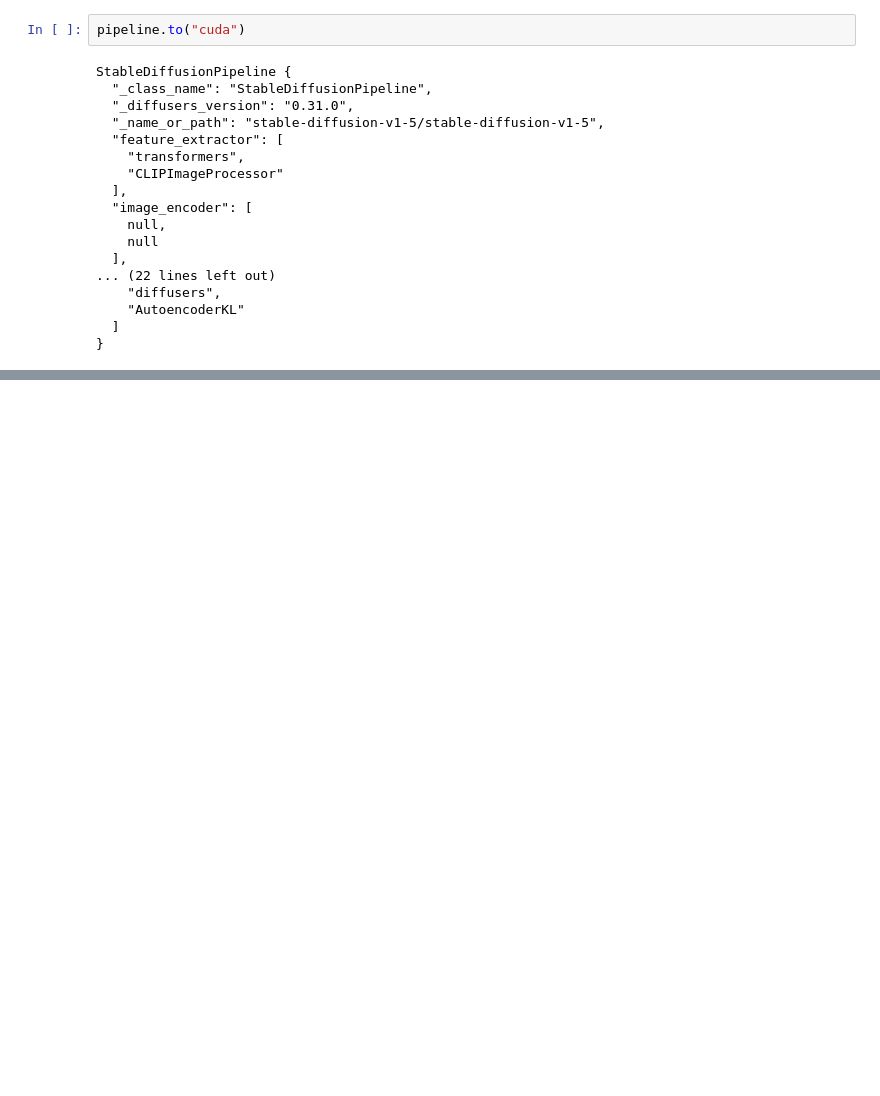
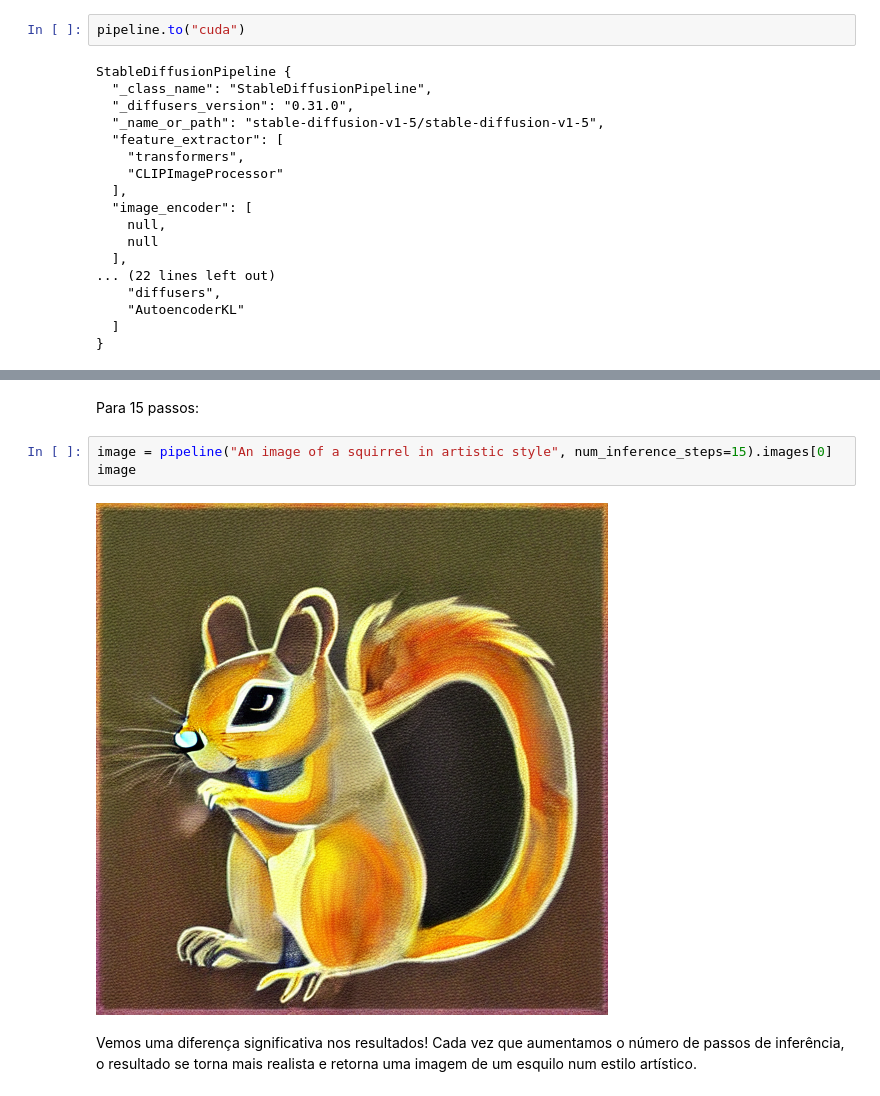
Before and after one commit to dvccs99/atv-vcomp-RRIA, a Jupyter notebook: vcomp/diffusion_model.ipynb, the cells around one changed output, grey strips where cells are left out. Saved outputs shown, nothing was run; the diff lists cells and outputs as text; blank space fills up the shorter version.

```diff
--- a/vcomp/diffusion_model.ipynb
+++ b/vcomp/diffusion_model.ipynb
@@ -56,0 +68,9 @@ image
+# %% [markdown]
+Para 15 passos:
+# %%
+image = pipeline("An image of a squirrel in artistic style", num_inference_steps=15).images[0]
+image
+# %% [output]
+[figure, added]
+# %% [markdown]
+Vemos uma diferença significativa nos resultados! Cada vez que aumentamos o número de passos de inferência, o resultado se torna mais realista e retorna uma imagem de um esquilo num estilo artístico.
```
Also changed, not shown: parts of 9 cells of this notebook.
